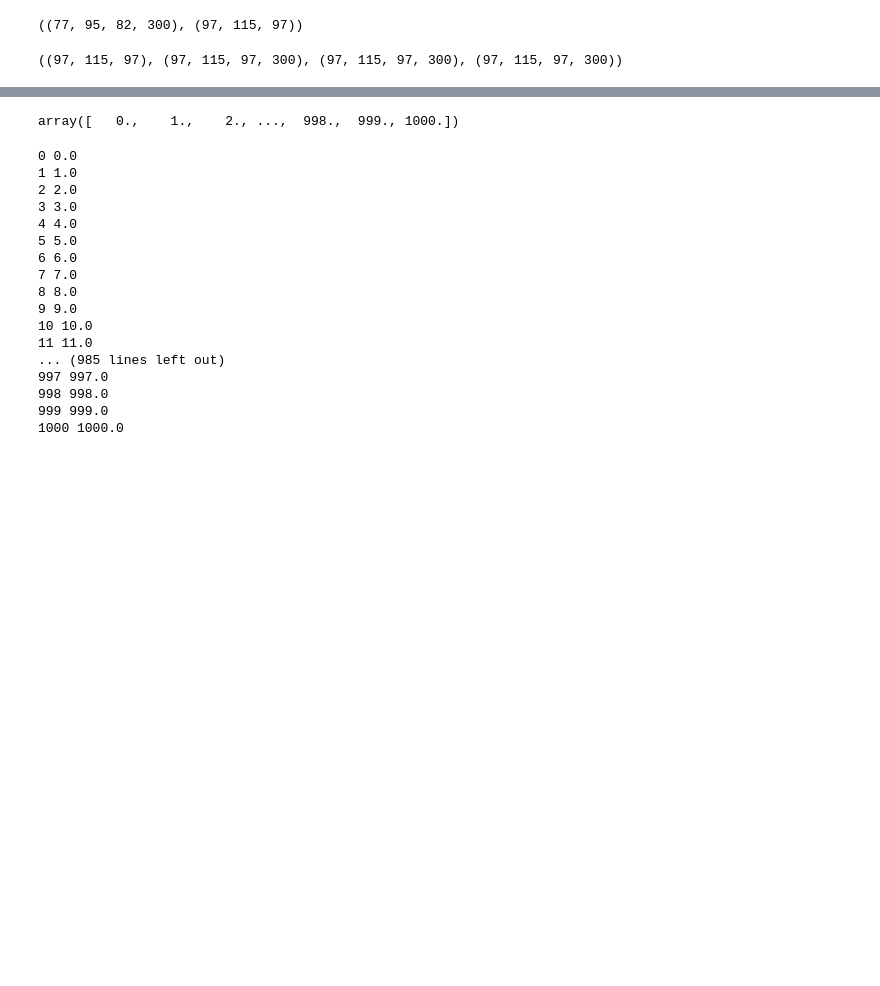
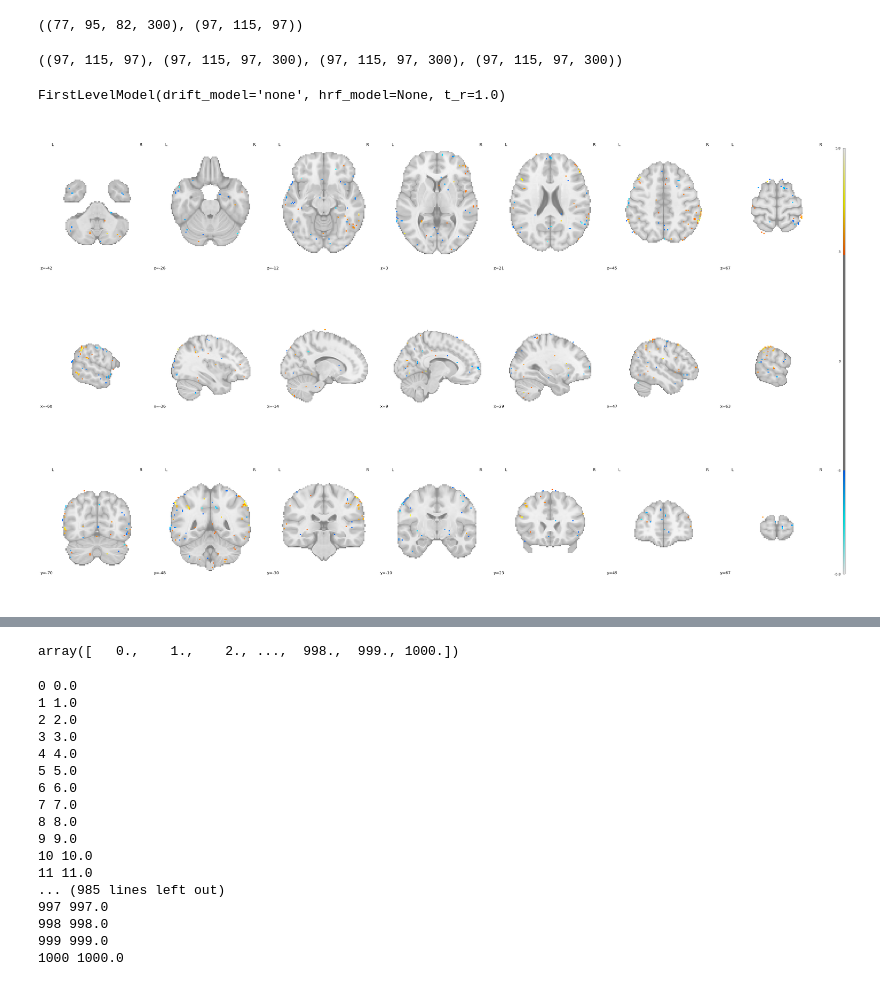
Before and after one commit to dmochow/fus, a Jupyter notebook: code/analyze_processed_bold.ipynb, the cells around one changed output, grey strips where cells are left out. Saved outputs shown, nothing was run; the diff lists cells and outputs as text; code cells hidden in the pictures; blank space fills up the shorter version.

Commit message:
updated figure generation subject 03

```diff
--- a/code/analyze_processed_bold.ipynb
+++ b/code/analyze_processed_bold.ipynb
@@ -53,3 +58,33 @@ resampled_post_img = resample_img(post_img, target_affine=target_affine, target_
 atlas.shape, resampled_pre_img.shape, resampled_fus_img.shape, resampled_post_img.shape
 # %% [output]
 ((97, 115, 97), (97, 115, 97, 300), (97, 115, 97, 300), (97, 115, 97, 300))
+# %%
+# make design matrix for resamples_fus_img
+stim_onsets = [1,61,121,181,241]
+epoch_len = 59
+stim_len = 20
+isi = 60
+design_matrix = np.zeros( (resampled_fus_img.shape[3], 3) )
+for i, onset in enumerate(stim_onsets):
+    design_matrix[onset:onset+stim_len, 0] = 1
+    design_matrix[onset+stim_len:onset+isi, 1] = 1
+
+design_matrix[:,2] = 1
+
+dm = pd.DataFrame(data=design_matrix, columns=['stim', 'isi', 'baseline'])
+
+#plt.plot(design_matrix[:,0])
+#plt.plot(design_matrix[:,1])
+#plt.plot(design_matrix[:,2])
+# %%
+first_level_model = FirstLevelModel(t_r=1.0, hrf_model=None, drift_model='none', high_pass=0.01)
+first_level_model.fit(resampled_fus_img, design_matrices=[dm])
+# %% [output]
+FirstLevelModel(drift_model='none', hrf_model=None, t_r=1.0)
+# %%
+beta = first_level_model.compute_contrast('stim - isi', output_type='z_score')
+# %%
+plotting.plot_stat_map(beta, threshold=3, display_mode='mosaic')
+plt.show()
+# %% [output]
+[figure, added]
```
Also changed, not shown: parts of 10 cells of this notebook, 3 other files.
